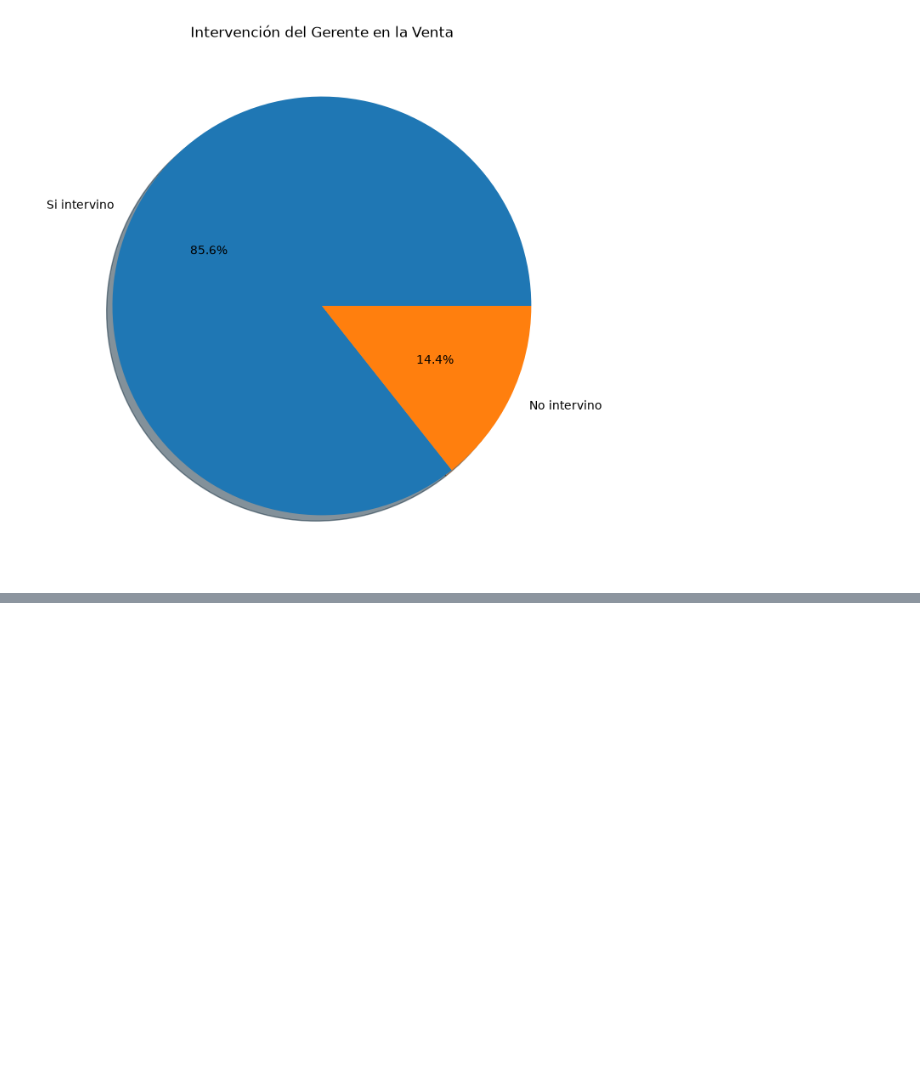
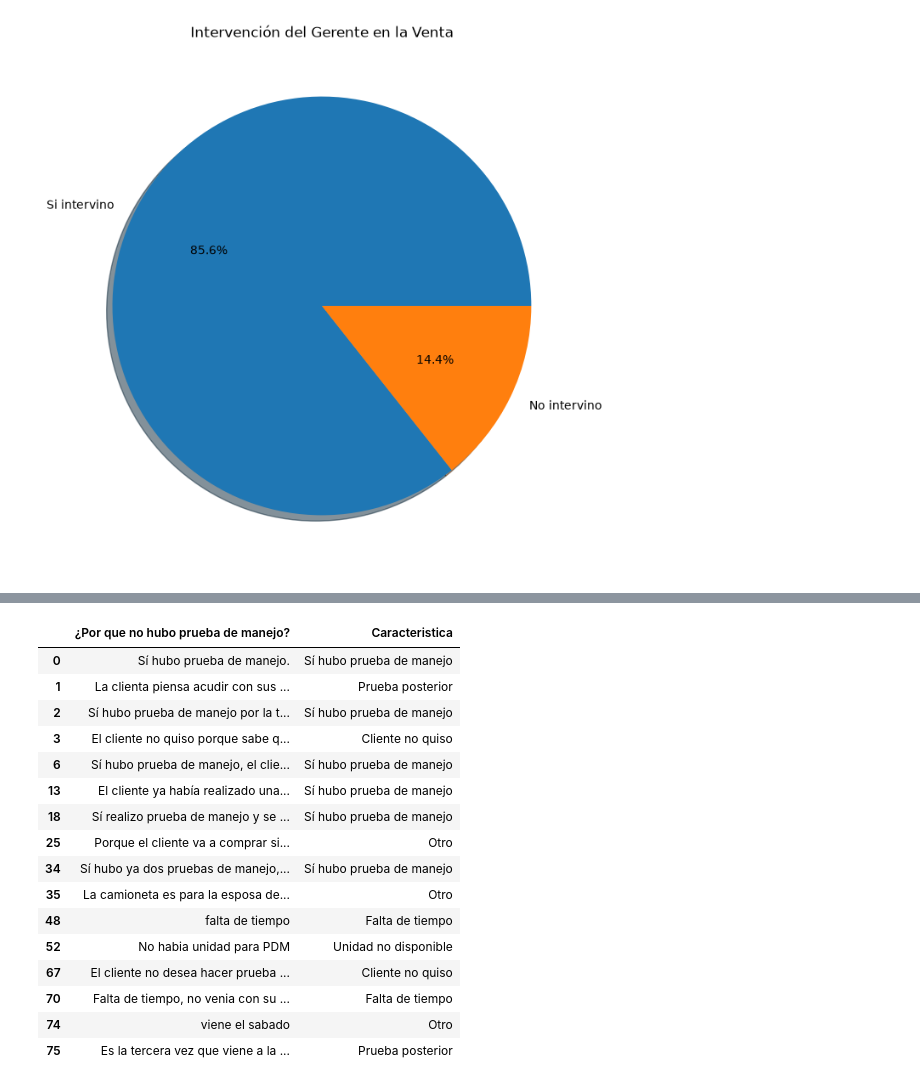
Before and after one commit to a01739242-ui/Extraccion_de_Caracteristicas, a Jupyter notebook: Actividad 4.1/codigo_categorias.ipynb, the cells around one changed output, grey strips where cells are left out. Saved outputs shown, nothing was run; the diff lists cells and outputs as text; code cells hidden in the pictures; blank space fills up the shorter version.

```diff
--- a/Actividad 4.1/codigo_categorias.ipynb
+++ b/Actividad 4.1/codigo_categorias.ipynb
@@ -223,0 +353,52 @@ Text(0.5, 1.0, 'Intervención del Gerente en la Venta')
+# %%
+Pregunta_abierta["Caracteristica"] = "Otro"
+
+Pregunta_abierta.loc[
+    Pregunta_abierta["¿Por que no hubo prueba de manejo?"]
+    .str.contains("tiempo", case=False),
+    "Caracteristica"
+] = "Falta de tiempo"
+
+Pregunta_abierta.loc[
+    Pregunta_abierta["¿Por que no hubo prueba de manejo?"]
+    .str.contains("unidad", case=False),
+    "Caracteristica"
+] = "Unidad no disponible"
+
+Pregunta_abierta.loc[
+    Pregunta_abierta["¿Por que no hubo prueba de manejo?"]
+    .str.contains("no desea|no quiso", case=False),
+    "Caracteristica"
+] = "Cliente no quiso"
+
+Pregunta_abierta.loc[
+    Pregunta_abierta["¿Por que no hubo prueba de manejo?"]
+    .str.contains("sábado|acudir|domicilio", case=False),
+    "Caracteristica"
+] = "Prueba posterior"
+
+Pregunta_abierta.loc[
+    Pregunta_abierta["¿Por que no hubo prueba de manejo?"]
+    .str.contains("sí hubo|sí realizo|ya.*prueba", case=False),
+    "Caracteristica"
+] = "Sí hubo prueba de manejo"
+
+Pregunta_abierta
+# %% [output]
+|  | ¿Por que no hubo prueba de manejo? | Caracteristica |
+| 0 | Sí hubo prueba de manejo. | Sí hubo prueba de manejo |
+| 1 | La clienta piensa acudir con sus ... | Prueba posterior |
+| 2 | Sí hubo prueba de manejo por la t... | Sí hubo prueba de manejo |
+| 3 | El cliente no quiso porque sabe q... | Cliente no quiso |
+| 6 | Sí hubo prueba de manejo, el clie... | Sí hubo prueba de manejo |
+| 13 | El cliente ya había realizado una... | Sí hubo prueba de manejo |
+| 18 | Sí realizo prueba de manejo y se ... | Sí hubo prueba de manejo |
+| 25 | Porque el cliente va a comprar si... | Otro |
+| 34 | Sí hubo ya dos pruebas de manejo,... | Sí hubo prueba de manejo |
+| 35 | La camioneta es para la esposa de... | Otro |
+| 48 | falta de tiempo | Falta de tiempo |
+| 52 | No habia unidad para PDM | Unidad no disponible |
+| 67 | El cliente no desea hacer prueba ... | Cliente no quiso |
+| 70 | Falta de tiempo, no venia con su ... | Falta de tiempo |
+| 74 | viene el sabado | Otro |
+| 75 | Es la tercera vez que viene a la ... | Prueba posterior |
```
Also changed, not shown: parts of 10 cells of this notebook.
